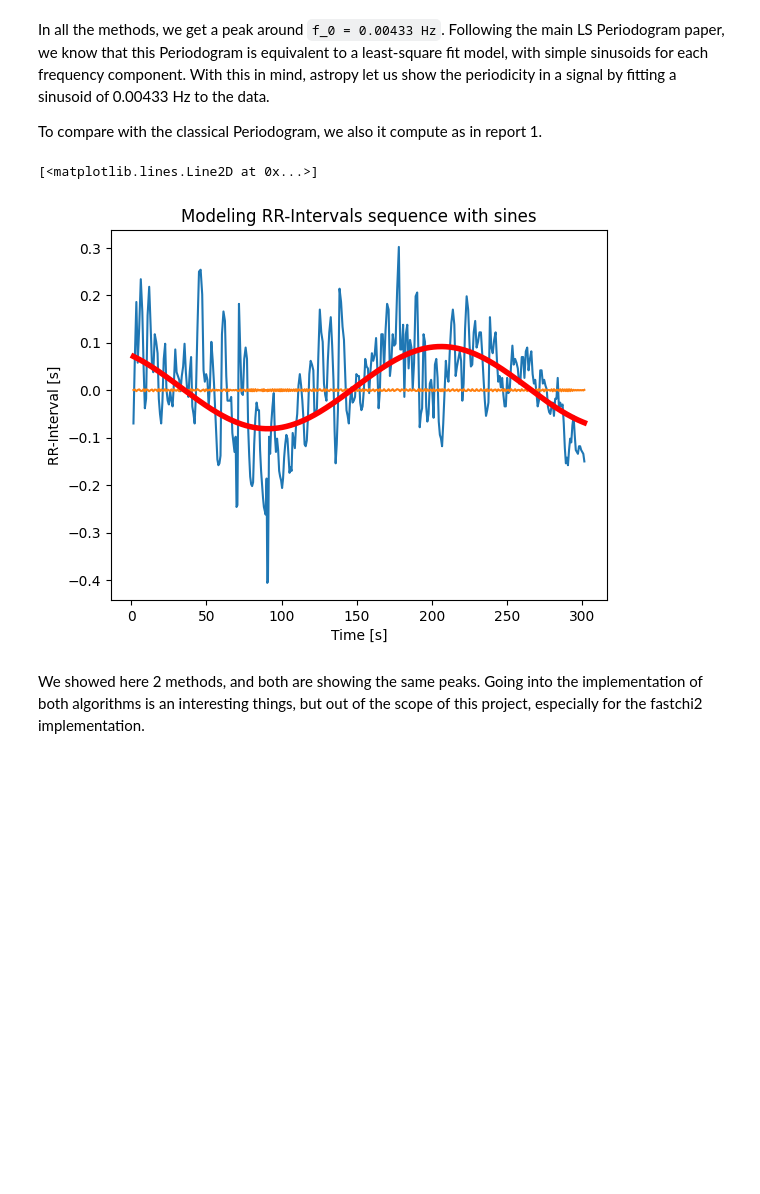
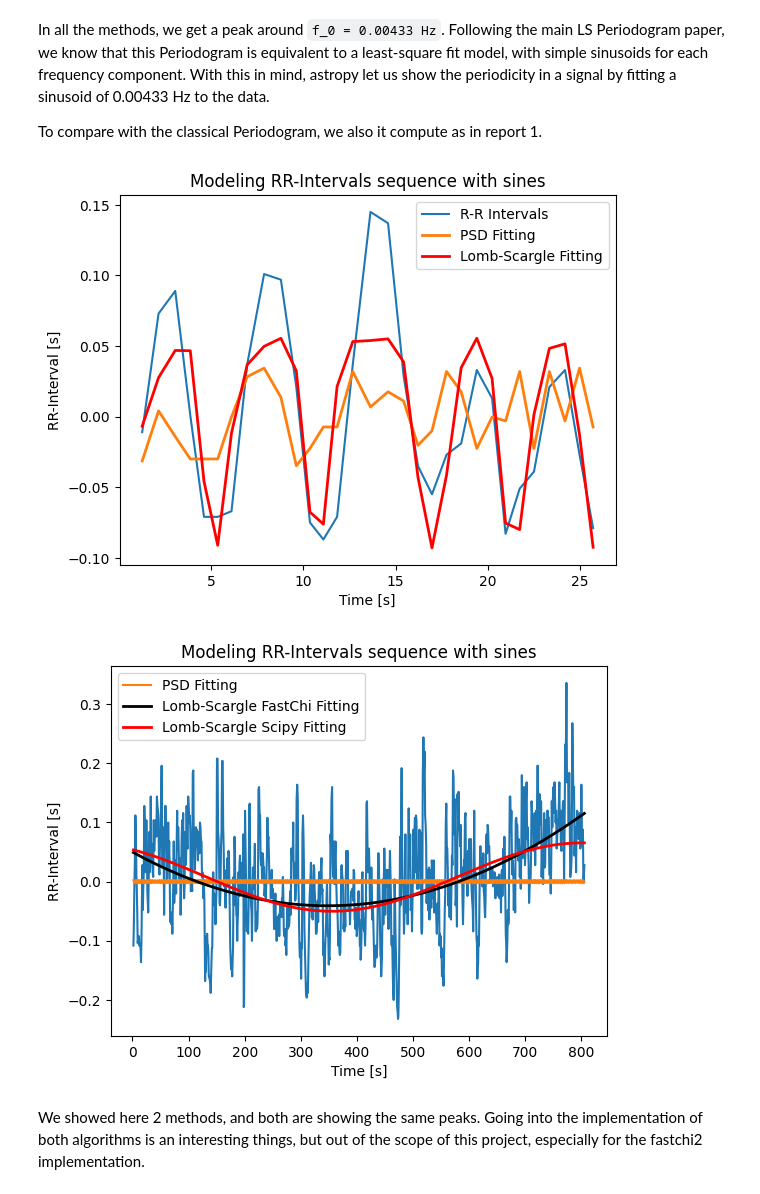
Before and after one commit to RoCKnD79/SSDP-LombScargle, a Jupyter notebook: report_2.ipynb, the cells around one changed output. Saved outputs shown, nothing was run; the diff lists cells and outputs as text; code cells hidden in the pictures; blank space fills up the shorter version.

Commit message:
demo with recording 1 and 3

```diff
--- a/report_2.ipynb
+++ b/report_2.ipynb
@@ -60,8 +60,8 @@ ax.set_ylabel('Intensity')
 ax.plot(eff_data_1[3000:4000])
 
 ##### Second recording ######
-RR_signal_2 = np.load('RR-2.npy')
-ecg_signal_2 = np.genfromtxt('Roman-Recording-2.csv', delimiter=',')[1:]
+RR_signal_2 = np.load('RR-3.npy')
+ecg_signal_2 = np.genfromtxt('Roman-Recording-3.csv', delimiter=',')[1:]
 
 # Size of the signal
 N_ecg_2 = ecg_signal_2.shape[0]
@@ -76,6 +76,6 @@ eff_data_2 = ecg_signal_2[sample_start: sample_end_2, 1]
 ay.set_title("ECG Signal 2 (raw)")
 ay.set_xlabel('Time [ms]')
 ay.set_ylabel('Intensity')
-ay.plot(eff_data_2[3000:4000])
+ay.plot(eff_data_2[1000:10000])
 plt.tight_layout()
 # %% [output]
@@ -211,12 +211,12 @@ in the paper that it's a not necessarily an optimal choice.
 fig, (ax, ay) = plt.subplots(2, 1, figsize=(5, 6))
 
 # Best implementation of the LS Periodogram, following David Palmer (2009)
-frequency_1, power_1 = LombScargle(time_R_peaks_2[1:], RR_signal_2).autopower(method='fastchi2')
+frequency_f1, power_f1 = LombScargle(time_R_peaks_2[1:], RR_signal_2).autopower(method='fastchi2')
 
 ax.set_title("LS Periodogram (fastchi2 method / Palmer (2009))")
 ax.set_xlabel('Frequency [Hz]')
 ax.set_ylabel('Spectrum Power Normalized')
-ax.plot(frequency_1, power_1)
+ax.plot(frequency_f1, power_f1)
 
 # Scipy pure-Python implementation
 frequency_2, power_2 = LombScargle(time_R_peaks_2[1:], RR_signal_2, fit_mean=False).autopower(method='scipy')
@@ -227,8 +227,8 @@ ay.set_ylabel('Spectrum Power Normalized')
 ay.plot(frequency_2, power_2)
 
 ## Interesting parameters
-print(f"Maximum value in first spectrum: {np.max(power_1)}")
-print(f"Best Frequency in first spectrum: {frequency_1[np.argmax(power_1)]}")
+print(f"Maximum value in first spectrum: {np.max(power_f1)}")
+print(f"Best Frequency in first spectrum: {frequency_f1[np.argmax(power_f1)]}")
 print("--------")
 print(f"Maximum value in first spectrum: {np.max(power_2)}")
 print(f"Best Frequency in first spectrum: {frequency_2[np.argmax(power_2)]}")
@@ -248,21 +248,41 @@ In all the methods, we get a peak around `f_0 = 0.00433 Hz`. Following the main
 
 To compare with the classical Periodogram, we also it compute as in report 1.
 # %%
+freqs , Sper = ssig.periodogram(RR_signal_1, fs=fs_real, return_onesided=True)
+
+y_psd = LombScargle(time_R_peaks_1[1:], RR_signal_1).model(time_R_peaks_1[1:], freqs[np.argmax(Sper)])
+y_ls = LombScargle(time_R_peaks_1[1:], RR_signal_1).model(time_R_peaks_1[1:], frequency_1[np.argmax(power_1)])
+
+
+plt.xlabel('Time [s]')
+plt.ylabel('RR-Interval [s]')
+plt.title('Modeling RR-Intervals sequence with sines')
+plt.plot(time_R_peaks_1[1:], RR_signal_1, label='R-R Intervals')
+plt.plot(time_R_peaks_1[1:], y_psd, linewidth=2, label='PSD Fitting')
+plt.plot(time_R_peaks_1[1:], y_ls, linewidth=2, color='red', label='Lomb-Scargle Fitting')
+plt.legend()
+plt.show()
+
+
 freqs , Sper = ssig.periodogram(RR_signal_2, fs=fs_real, return_onesided=True)
 
 y_psd = LombScargle(time_R_peaks_2[1:], RR_signal_2).model(time_R_peaks_2[1:], freqs[np.argmax(Sper)])
-y_ls = LombScargle(time_R_peaks_2[1:], RR_signal_2).model(time_R_peaks_2[1:], frequency_2[np.argmax(power_2)])
+y_ls_fast = LombScargle(time_R_peaks_2[1:], RR_signal_2).model(time_R_peaks_2[1:], frequency_f1[np.argmax(power_f1)])
+y_ls_scipy = LombScargle(time_R_peaks_2[1:], RR_signal_2).model(time_R_peaks_2[1:], frequency_2[np.argmax(power_2)])
 
 
 plt.xlabel('Time [s]')
 plt.ylabel('RR-Interval [s]')
 plt.title('Modeling RR-Intervals sequence with sines')
 plt.plot(time_R_peaks_2[1:], RR_signal_2)
-plt.plot(time_R_peaks_2[1:], y_psd)
-plt.plot(time_R_peaks_2[1:], y_ls, linewidth=4, color='red')
+plt.plot(time_R_peaks_2[1:], y_psd, label='PSD Fitting')
+plt.plot(time_R_peaks_2[1:], y_ls_fast, linewidth=2, color='black', label='Lomb-Scargle FastChi Fitting')
+plt.plot(time_R_peaks_2[1:], y_ls_scipy, linewidth=2, color='red', label='Lomb-Scargle Scipy Fitting')
+plt.legend()
+plt.show()
 # %% [output]
-[<matplotlib.lines.Line2D at 0x...>]
-[figure, old version]
+[figure, new version]
+[figure, added]
 # %% [markdown]
 We showed here 2 methods, and both are showing the same peaks. Going into the implementation of both algorithms is an interesting things, but out of the scope of this project, especially for the fastchi2 implementation.
 # %% [markdown]
```
Also changed, not shown: parts of 6 cells of this notebook.
